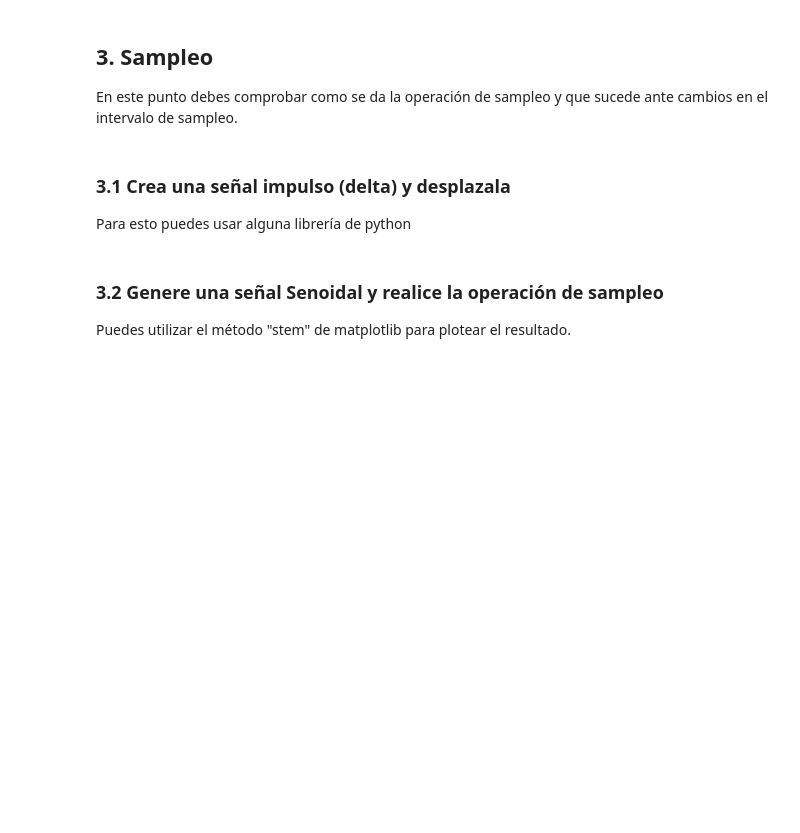
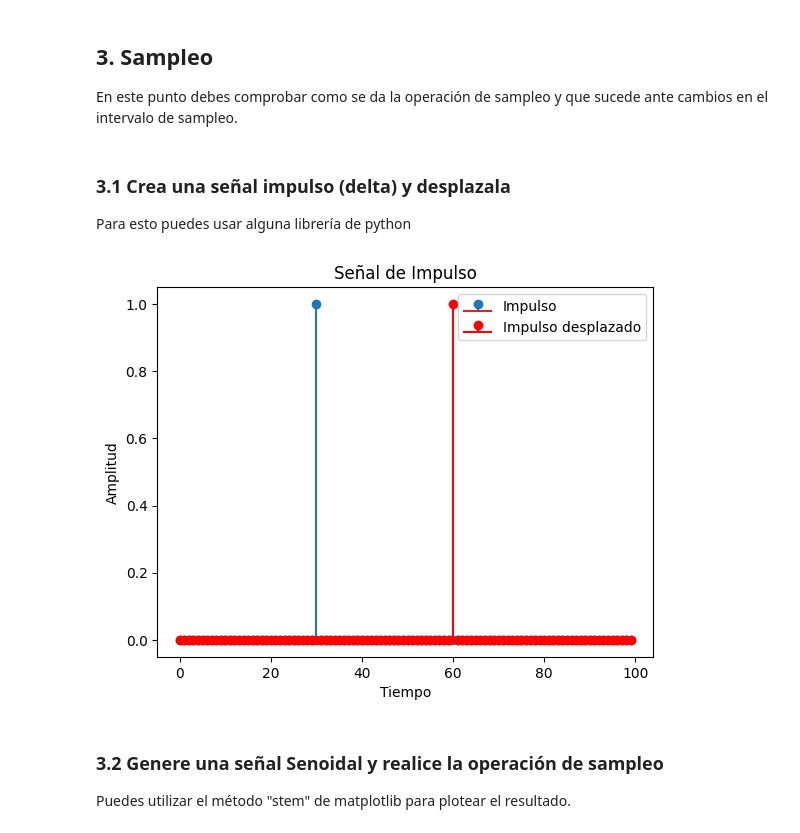
Before and after one commit to Ricardodiazguerra/Tareas_Multimedia, a Jupyter notebook: Actividad_2/Actividad_2_DíazRicardo_19618663-8.ipynb, the cells around one changed output. Drawn from its saved outputs; the diff is of its cells as text; code cells hidden in the pictures; blank space fills up the shorter version.

```diff
--- a/Actividad_2/Actividad_2_DíazRicardo_19618663-8.ipynb
+++ b/Actividad_2/Actividad_2_DíazRicardo_19618663-8.ipynb
@@ -51,3 +56,22 @@ Para esto puedes usar alguna librería de python
+# %%
+n = 100
+
+indice_impulso = 30
+impulso = np.zeros(n)
+impulso[indice_impulso] = 1
+
+desplazamiento = 30
+impulso_desplazado = np.roll(impulso, desplazamiento)
+
+plt.stem(impulso, label="Impulso")
+plt.stem(impulso_desplazado, markerfmt="ro", linefmt="r-", basefmt="r-", label="Impulso desplazado")
+plt.xlabel("Tiempo")
+plt.ylabel("Amplitud")
+plt.title("Señal de Impulso")
+plt.legend()
+plt.show()
+# %% [output]
+[figure, added]
 # %% [markdown]
 ### 3.2 Genere una señal Senoidal y realice la operación de sampleo
 Puedes utilizar el método "stem" de matplotlib para plotear el resultado.
```
Also changed, not shown: parts of 2 cells of this notebook.
